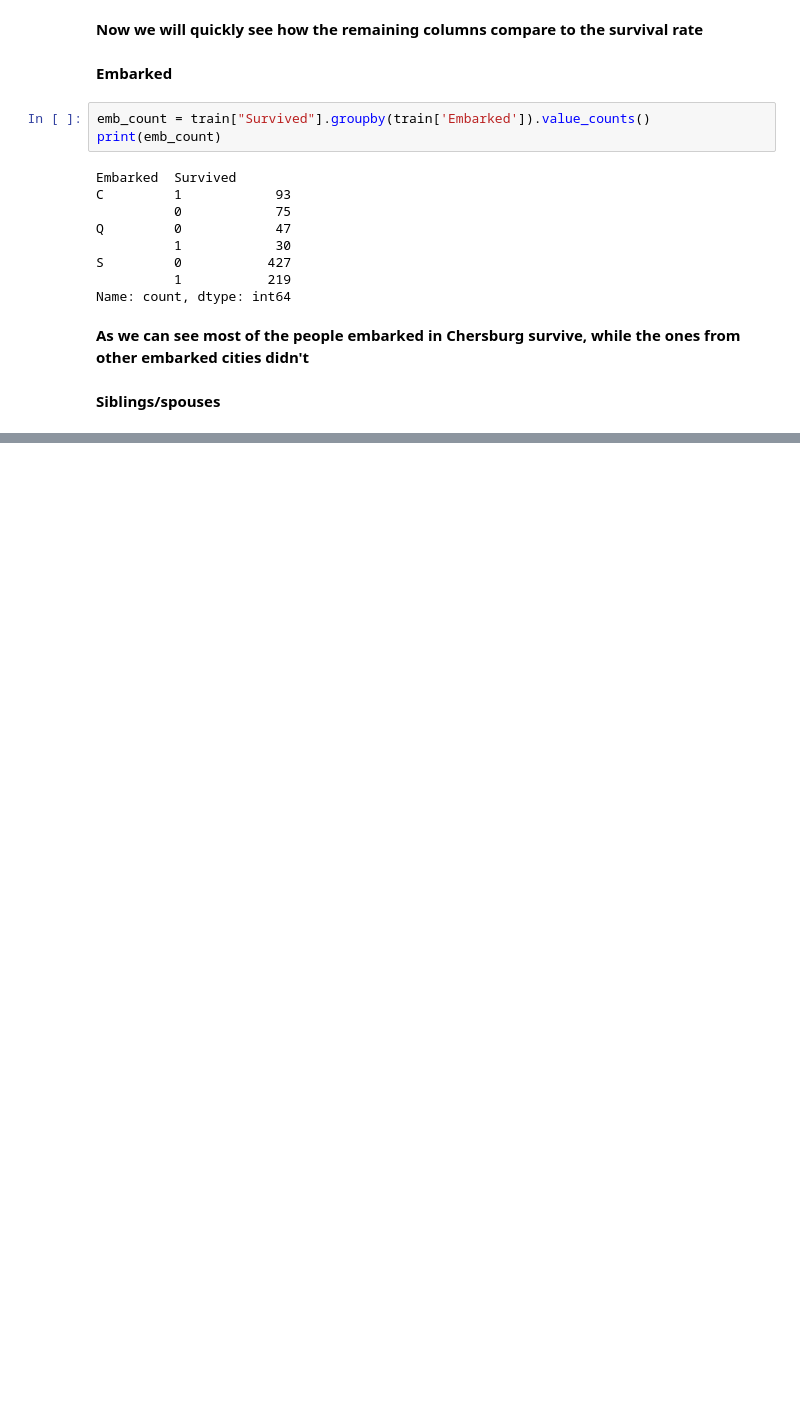
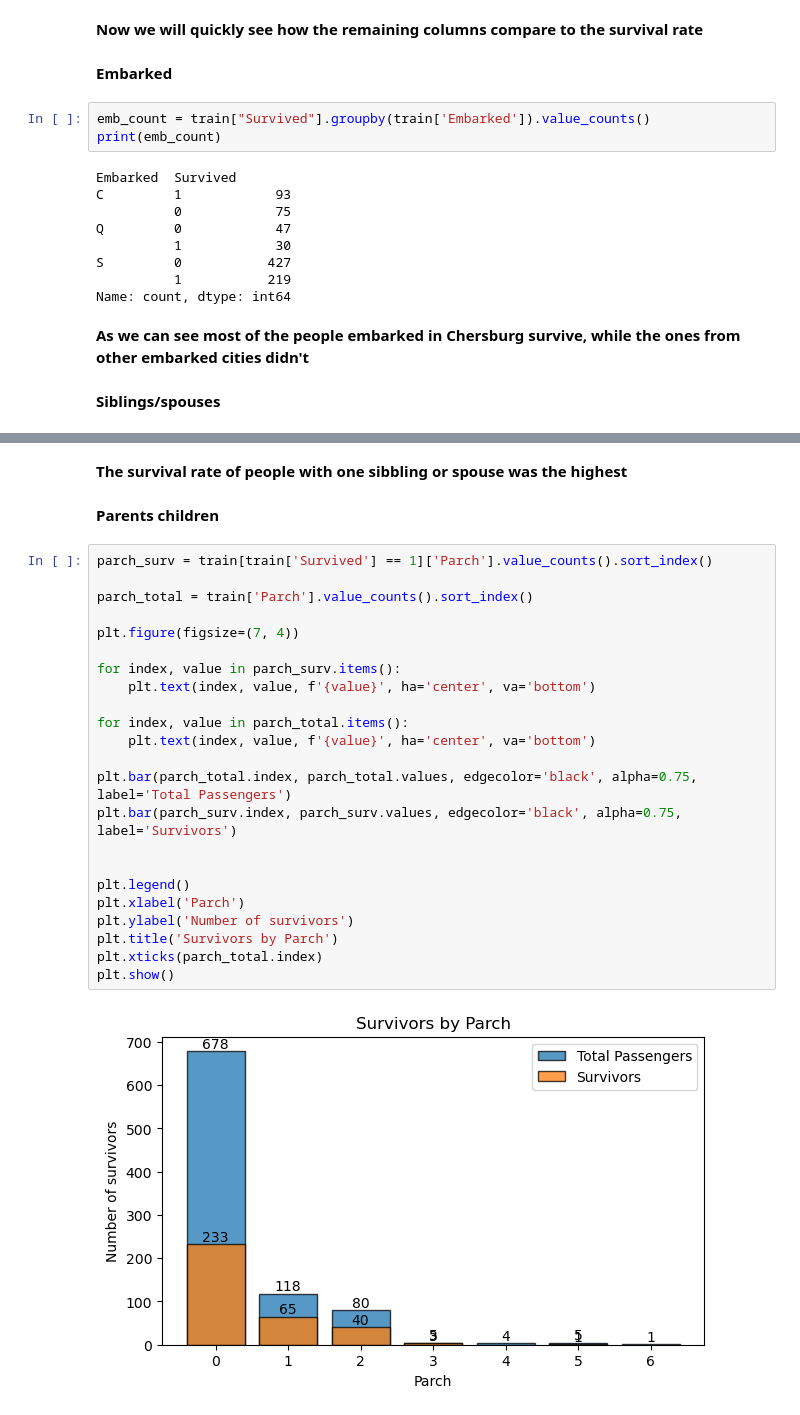
Before and after one commit to kasfro/Titanic-Machine-Learning-project, a Jupyter notebook: titanic-machine-learning.ipynb, the cells around one changed output, grey strips where cells are left out. Cells and saved outputs as stored; diff of their text form; blank space fills up the shorter version.

```diff
--- a/titanic-machine-learning.ipynb
+++ b/titanic-machine-learning.ipynb
@@ -372,0 +376,29 @@ Name: count, dtype: int64
+# %% [markdown]
+**The survival rate of people with one sibbling or spouse was the highest**
+# %% [markdown]
+**Parents children**
+# %%
+parch_surv = train[train['Survived'] == 1]['Parch'].value_counts().sort_index()
+
+parch_total = train['Parch'].value_counts().sort_index()
+
+plt.figure(figsize=(7, 4))
+
+for index, value in parch_surv.items():
+    plt.text(index, value, f'{value}', ha='center', va='bottom')
+
+for index, value in parch_total.items():
+    plt.text(index, value, f'{value}', ha='center', va='bottom')
+
+plt.bar(parch_total.index, parch_total.values, edgecolor='black', alpha=0.75, label='Total Passengers')
+plt.bar(parch_surv.index, parch_surv.values, edgecolor='black', alpha=0.75, label='Survivors')
+
+
+plt.legend()
+plt.xlabel('Parch')
+plt.ylabel('Number of survivors')
+plt.title('Survivors by Parch')
+plt.xticks(parch_total.index)
+plt.show()
+# %% [output]
+[figure, added]
```
Also changed, not shown: parts of 26 cells of this notebook, 2 other files.
